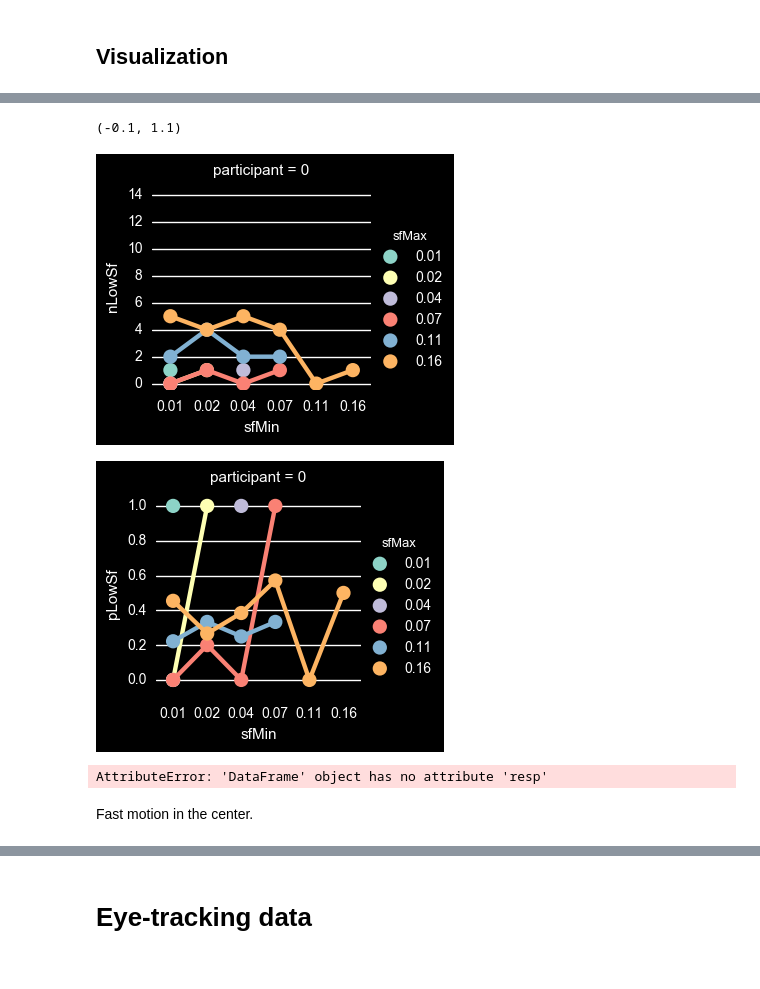
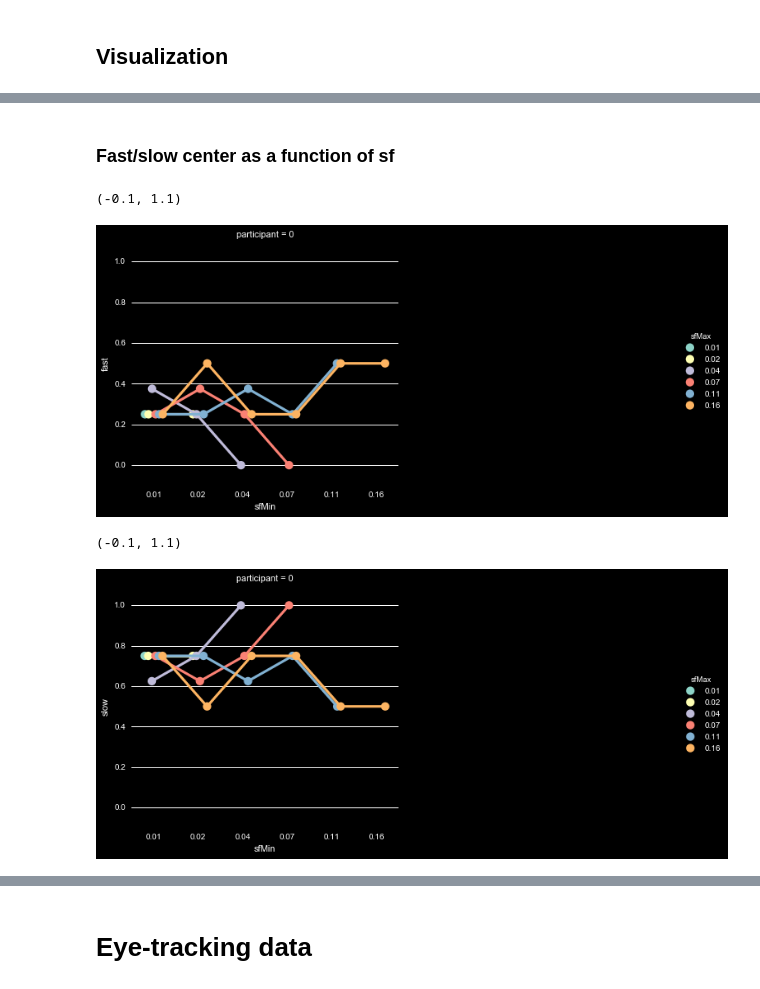
Before and after one commit to egorananyev/mc, a Jupyter notebook: analysis/mcEcc_ct-sfXv.ipynb, the cells around one changed output, grey strips where cells are left out. Saved outputs shown, nothing was run; the diff lists cells and outputs as text; code cells hidden in the pictures.

```diff
--- a/analysis/mcEcc_ct-sfXv.ipynb
+++ b/analysis/mcEcc_ct-sfXv.ipynb
@@ -45,16 +43,18 @@ Transforming the data set first.
 ### Data transformation
 # %%
 # Ring size:
-ds.ix[ds.ringSz==25.8,'ringSz'] = 0
+ds.ix[ds.ringSz==25.8,'ringSz'] = 225
 # Velocity variables:
 ds['vMin'] = np.amin([ds.vL, ds.vR], axis=0)
 ds['vMax'] = np.amax([ds.vL, ds.vR], axis=0)
 ds['fast'] = 0
 ds.ix[(ds.nf180==1) & (ds.vL==ds.vMax),'fast'] = 1
 ds.ix[(ds.nf000==1) & (ds.vR==ds.vMax),'fast'] = 1
+ds.ix[ds.nf090==1,'fast'] = 1
 ds['slow'] = 0
 ds.ix[(ds.nf180==1) & (ds.vL==ds.vMin),'slow'] = 1
 ds.ix[(ds.nf000==1) & (ds.vR==ds.vMin),'slow'] = 1
+ds.ix[ds.nf270==1,'slow'] = 1
 # Spatial frequency variables:
 ds['sfMin'] = np.amin([ds['sfL'], ds['sfR']], axis=0)
 ds['sfMax'] = np.amax([ds['sfL'], ds['sfR']], axis=0)
@@ -67,7 +67,6 @@ ds.ix[(ds.nf180==1) & (ds.sfL==ds.sfMin),'lowSf'] = 1
 ds.ix[(ds.nf000==1) & (ds.sfR==ds.sfMin),'lowSf'] = 1
 #ds = ds.reset_index(drop=True) # resetting the index as there are row duplicates
 # Using the following variable in multiple instances throughout
-ssNoRing = ds[ds.ringSz==0] # no center/surround phenomenon was observed
 print ds.head(5)
 # %% [output]
          expName             time  participant  session  trialN  dirL  dirR  \
@@ -153,39 +90,0 @@ plt.ylim(-0.1,1.1)
-# %%
-sumLowSf = ssNoRing.groupby(['sfMin','sfMax','participant'])['lowSf'].agg([np.sum, np.mean, np.std, np.size]).reset_index()
-sumLowSf = sumLowSf.rename(columns={ 'sum' : 'nLowSf'})
-g = sns.factorplot(x='sfMin', y='nLowSf', hue='sfMax', col='participant', data=sumLowSf, size=3)
-plt.ylim(-0.5,np.max(sumLowSf['size']))
-sumLowSf = sumLowSf.rename(columns={ 'mean' : 'pLowSf'})
-g = sns.factorplot(x='sfMin', y='pLowSf', hue='sfMax', col='participant', data=sumLowSf, size=3)
-plt.ylim(-0.1,1.1)
-# %% [output]
-(-0.1, 1.1)
-[figure, removed]
-[figure, removed]
-# %%
-# Computing the proportion of instances when the ring has occurred:
-ss = ds[ds.resp=='slow']
-sumMM_p = ss.groupby(['resp','sfL','sfR','participant'])['ringSz'].agg([np.count_nonzero,
-                                                                     np.size]).reset_index()
-sumMM_p['pRing'] = sumMM_p['count_nonzero'] / sumMM_p['size']
-sumMM_p['bvMin'] = sumMM_p['bvMin']
-sumMM_p['bvMax'] = sumMM_p['bvMax']
-#print sumMM_p['ringSz']
-# Getting the subset where the ring size is nonzero and computing the mean size:
-ss = ss[ss.ringSz!=0]
-sumMM_m = ss.groupby(['bvMin','bvMax','participant'])['ringSz'].agg([np.mean,
-                                                                     np.std]).reset_index()
-sumMM_m['bvMin'] = sumMM_m['bvMin']
-sumMM_m['bvMax'] = sumMM_m['bvMax']
-#print sumMM_m['ringSz']
-# Plotting:
-sns.factorplot(x='bvMax', y='mean', hue='bvMin', col='participant', data=sumMM_m,
-               col_wrap=4, size=3.5)
-plt.ylim(0,230)
-sns.factorplot(x='bvMax', y='pRing', hue='bvMin', col='participant', data=sumMM_p,
-               col_wrap=4, size=3.5)
-plt.ylim(-0.1,1.1)
-# %% [output]
-AttributeError: 'DataFrame' object has no attribute 'resp'
-# %% [markdown]
-Fast motion in the center.
@@ -214,0 +91,16 @@ plt.ylim(-0.1,1.1)
+# %% [markdown]
+### Fast/slow center as a function of sf
+# %%
+g = sns.factorplot(x='sfMin', y='fast', hue='sfMax', col='participant', col_wrap=2, ci=None,
+                   n_boot=200, dodge=.4, data=ds, size=5)
+plt.ylim(-0.1,1.1)
+# %% [output]
+(-0.1, 1.1)
+[figure, added]
+# %%
+g = sns.factorplot(x='sfMin', y='slow', hue='sfMax', col='participant', col_wrap=2, ci=None,
+                   n_boot=200, dodge=.4, data=ds, size=5)
+plt.ylim(-0.1,1.1)
+# %% [output]
+(-0.1, 1.1)
+[figure, added]
```
Also changed, not shown: parts of 26 cells of this notebook, 4 other files.
